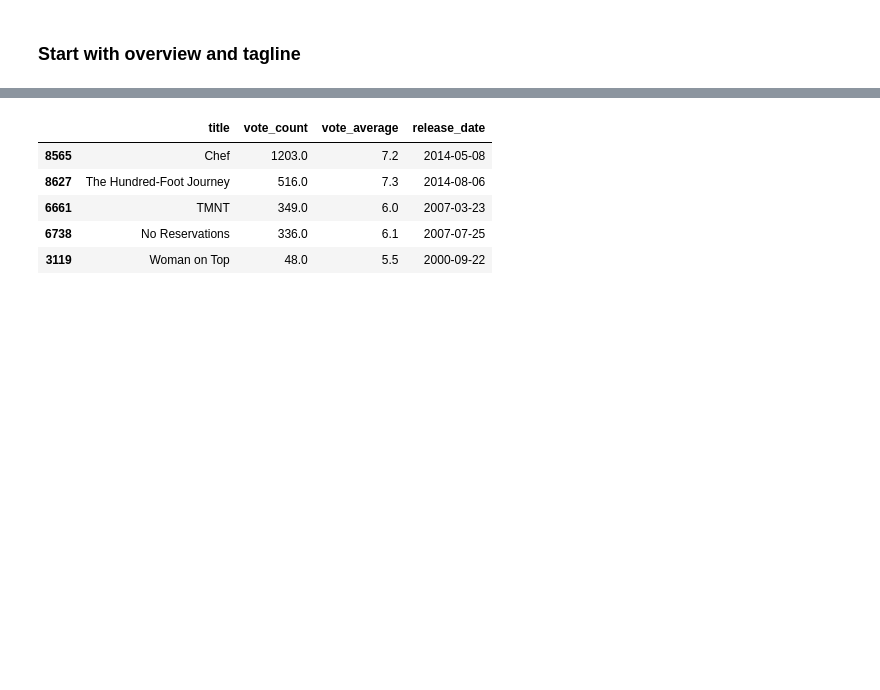
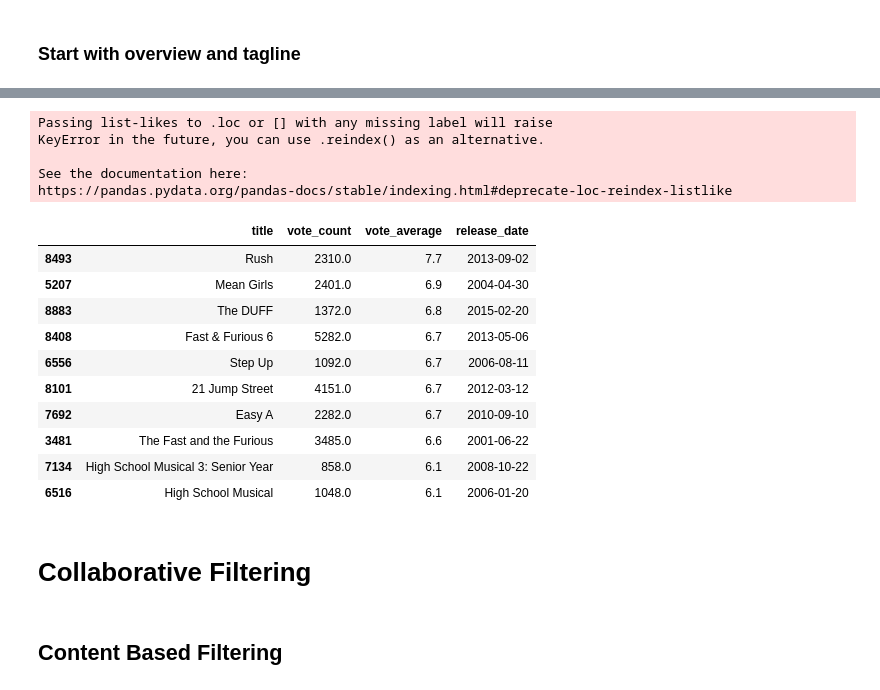
Before and after one commit to chykey1/Recommender-System, a Jupyter notebook: Recommender System V1.ipynb, the cells around one changed output, grey strips where cells are left out. Drawn from its saved outputs; the diff is of its cells as text; code cells hidden in the pictures; blank space fills up the shorter version.

```diff
--- a/Recommender System V1.ipynb
+++ b/Recommender System V1.ipynb
@@ -293,0 +272,18 @@ Columns (10) have mixed types. Specify dtype option on import or set low_memory=
+# %%
+Links = pd.read_csv(r"archive\links_small.csv")
+
+KeyWords = pd.read_csv(r"archive\keywords.csv")
+KeyWords["keywords"] = KeyWords["keywords"].apply(lambda x: " ".join([List["name"] for List in ast.literal_eval(x)]))
+
+Data = pd.read_csv(r"archive\movies_metadata.csv")
+Data = Data.drop([19730, 29503, 35587])
+
+Credits = pd.read_csv(r"archive\credits.csv")
+Credits["characters"] = Credits["cast"].head().apply(lambda x: " ".join([List["character"] for List in ast.literal_eval(x)[0:10]]))
+Credits["director"] = Credits["crew"].apply(lambda x: " ".join([List["name"] for List in ast.literal_eval(x)[0:10] if List["job"] == "Director"]))
+
+Data["tmdbId"] = Data["id"].astype("int")
+Data["id"] = Data["id"].astype("int")
+Data = pd.merge(Data, Links, on='tmdbId')
+Data = pd.merge(Data, KeyWords, on="id")
+Data = pd.merge(Data, Credits, on ="id")
@@ -299,8 +297,11 @@ Columns (10) have mixed types. Specify dtype option on import or set low_memory=
 # %%
 Data["overview"] = Data["overview"].fillna('')
 Data["tagline"] = Data["tagline"].fillna('')
-Data["title"] = Data["title"].fillna('')
-Data["Description"] = Data["overview"] + Data["tagline"] + Data["genres"] + Data["title"]
+Data["keywords"] = Data["keywords"].fillna('')
+Data["characters"] = Data["characters"].fillna('')
+Data["director"] = Data["director"].fillna('')
+
+Data["Description"] = Data["overview"] + Data["keywords"] +  Data["keywords"] + Data["tagline"] + Data["characters"] + Data["characters"] + Data["director"] + Data["director"] + Data["director"]
 # %%
 def GetSimilarMovies(Data, Movie):
     Temp = Data.copy()
@@ -312,8 +313,18 @@ def GetSimilarMovies(Data, Movie):
     Mat = Vectoriser.transform(Temp["Description"])
     Similarities = linear_kernel(Mat, Mat)
 
-    Similars = [i for i in sorted( [(x,i) for (i,x) in enumerate(Similarities[Idx])], reverse=True )[1:6]]
+    Similars = [i for i in sorted( [(x,i) for (i,x) in enumerate(Similarities[Idx])], reverse=True )[1:40]]
     Index = [i[1] for i in Similars]
 
-    return Temp.loc[Index][["title", "vote_count", "vote_average", "release_date"]]
+    Temp = Temp.loc[Index]
+
+    MinVotes = pd.qcut(Temp["vote_count"], 4, duplicates="drop").values.value_counts().index[-1].left
+    Temp = Temp[Temp["vote_count"] >= MinVotes]
+
+    RatingWeight = Temp["vote_count"] / (Temp["vote_count"] + MinVotes)
+    AverageWeight = MinVotes / (Temp["vote_count"] + MinVotes)
+
+    Temp["weighted_ratings"] = RatingWeight*Temp["vote_average"] + Temp["vote_average"].mean()*AverageWeight
+
+    return Temp.loc[Index].sort_values("weighted_ratings", ascending = False).head(10)[["title", "vote_count", "vote_average", "release_date"]]
 # %%
@@ -321,9 +343,23 @@ def GetSimilarMovies(Data, Movie):
 # %%
-GetSimilarMovies(Data, "Ratatouille")
+GetSimilarMovies(Data, "Grease")
 # %% [output]
+Passing list-likes to .loc or [] with any missing label will raise
+KeyError in the future, you can use .reindex() as an alternative.
+
+See the documentation here:
+https://pandas.pydata.org/pandas-docs/stable/indexing.html#deprecate-loc-reindex-listlike
 |  | title | vote_count | vote_average | release_date |
-| 8565 | Chef | 1203.0 | 7.2 | 2014-05-08 |
-| 8627 | The Hundred-Foot Journey | 516.0 | 7.3 | 2014-08-06 |
-| 6661 | TMNT | 349.0 | 6.0 | 2007-03-23 |
-| 6738 | No Reservations | 336.0 | 6.1 | 2007-07-25 |
-| 3119 | Woman on Top | 48.0 | 5.5 | 2000-09-22 |
+| 8493 | Rush | 2310.0 | 7.7 | 2013-09-02 |
+| 5207 | Mean Girls | 2401.0 | 6.9 | 2004-04-30 |
+| 8883 | The DUFF | 1372.0 | 6.8 | 2015-02-20 |
+| 8408 | Fast & Furious 6 | 5282.0 | 6.7 | 2013-05-06 |
+| 6556 | Step Up | 1092.0 | 6.7 | 2006-08-11 |
+| 8101 | 21 Jump Street | 4151.0 | 6.7 | 2012-03-12 |
+| 7692 | Easy A | 2282.0 | 6.7 | 2010-09-10 |
+| 3481 | The Fast and the Furious | 3485.0 | 6.6 | 2001-06-22 |
+| 7134 | High School Musical 3: Senior Year | 858.0 | 6.1 | 2008-10-22 |
+| 6516 | High School Musical | 1048.0 | 6.1 | 2006-01-20 |
+# %% [markdown]
+# Collaborative Filtering
+# %% [markdown]
+## Content Based Filtering
```
Also changed, not shown: parts of 18 cells of this notebook.
